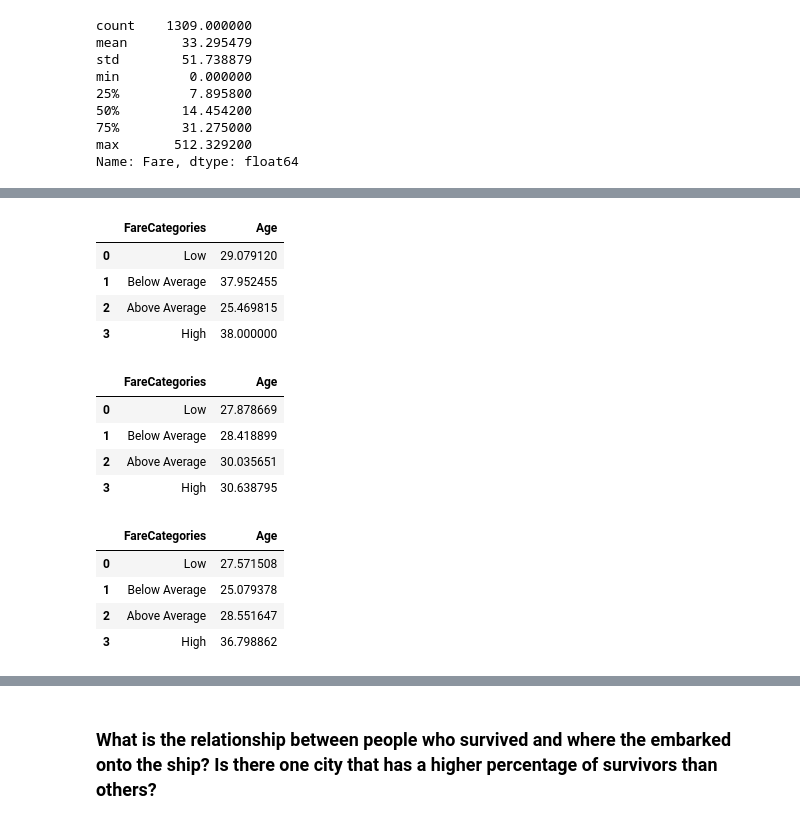
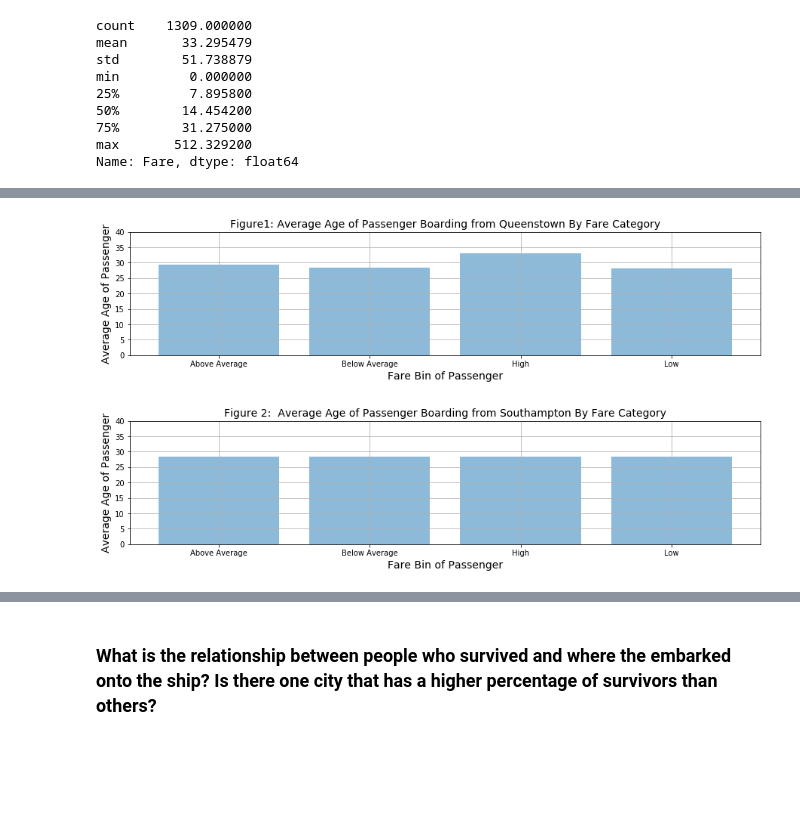
Before and after one commit to grantaguinaldo/kaggle-titanic, a Jupyter notebook: Titanic Analysis .ipynb, the cells around one changed output, grey strips where cells are left out. Drawn from its saved outputs; the diff is of its cells as text; code cells hidden in the pictures; blank space fills up the shorter version.

```diff
--- a/Titanic Analysis .ipynb
+++ b/Titanic Analysis .ipynb
@@ -190,34 +187,41 @@ df.head()
 | 3 | 27.0 | NaN | Southampton | 8.6625 | Wirz, Mr. Albert | 0 | 895 | 3 | male | 0 | ... |
 | 4 | 22.0 | NaN | Southampton | 12.2875 | Hirvonen, Mrs. Alexander (Helga E... | 1 | 896 | 3 | female | 1 | ... |
 # %%
-df_queenstown = df[df['Embarked'] == 'Queenstown']
-df_queenstown_gb = df_queenstown[['Age', 'FareCategories']].groupby(['FareCategories'], as_index=False).mean()
-df_queenstown_gb
+def queenstown(df):
+    df_queenstown = df[df['Embarked'] == 'Queenstown']
+    df_queenstown_gb = df[['Age', 'FareCategories']].groupby(['FareCategories'], as_index=False).mean()
+    return df_queenstown_gb['FareCategories'].tolist(), df_queenstown_gb['Age'].tolist()
-# %% [output]
-|  | FareCategories | Age |
-| 0 | Low | 29.079120 |
-| 1 | Below Average | 37.952455 |
-| 2 | Above Average | 25.469815 |
-| 3 | High | 38.000000 |
+# %%
+plt.figure(figsize=(15,3))
+plt.bar(queenstown(df)[0], queenstown(df)[1], alpha = 0.5)
+plt.ylabel('Average Age of Passenger', fontsize = 14)
+plt.xlabel('Fare Bin of Passenger', fontsize = 14)
+plt.title('Figure1: Average Age of Passenger Boarding from Queenstown By Fare Category', fontsize = 14)
+plt.ylim(0, 40, 5)
+plt.grid(True)
+plt.show()
+# %% [output]
+[figure, added]
 # %%
-df_southampton = df[df['Embarked'] == 'Southampton']
-df_southampton_gb = df_southampton[['Age', 'FareCategories']].groupby(['FareCategories'], as_index=False).mean()
-df_southampton_gb
+def southampton(df):
+    df_southampton = df[df['Embarked'] == 'Southampton']
+    df_southampton_gb = df_southampton[['Age', 'FareCategories']].groupby(['FareCategories'], as_index=False).mean()
+    return df_southampton_gb['FareCategories'].tolist(), df_southampton_gb['Age'].tolist()[1]
-# %% [output]
-|  | FareCategories | Age |
-| 0 | Low | 27.878669 |
-| 1 | Below Average | 28.418899 |
-| 2 | Above Average | 30.035651 |
-| 3 | High | 30.638795 |
+# %%
+plt.figure(figsize=(15,3))
+plt.bar(southampton(df)[0], southampton(df)[1], alpha = 0.5)
+plt.grid(True)
+plt.ylim(0, 40, 5)
+plt.ylabel('Average Age of Passenger', fontsize = 14)
+plt.xlabel('Fare Bin of Passenger', fontsize = 14)
+plt.title('Figure 2:  Average Age of Passenger Boarding from Southampton By Fare Category', fontsize = 14)
+plt.show()
+# %% [output]
+[figure, added]
 # %%
-df_cherbourg = df[df['Embarked'] == 'Cherbourg']
-df_cherbourg_gb = df_cherbourg[['Age', 'FareCategories']].groupby(['FareCategories'], as_index=False).mean()
-df_cherbourg_gb
+def cherbourg(df):
+    df_cherbourg = df[df['Embarked'] == 'Cherbourg']
+    df_cherbourg_gb = df_cherbourg[['Age', 'FareCategories']].groupby(['FareCategories'], as_index=False).mean()
+    return df_cherbourg_gb['FareCategories'].tolist(), df_cherbourg_gb['Age'].tolist()
-# %% [output]
-|  | FareCategories | Age |
-| 0 | Low | 27.571508 |
-| 1 | Below Average | 25.079378 |
-| 2 | Above Average | 28.551647 |
-| 3 | High | 36.798862 |
 # %%
 plt.figure(figsize=(15,3))
```
Also changed, not shown: parts of 38 cells of this notebook.
